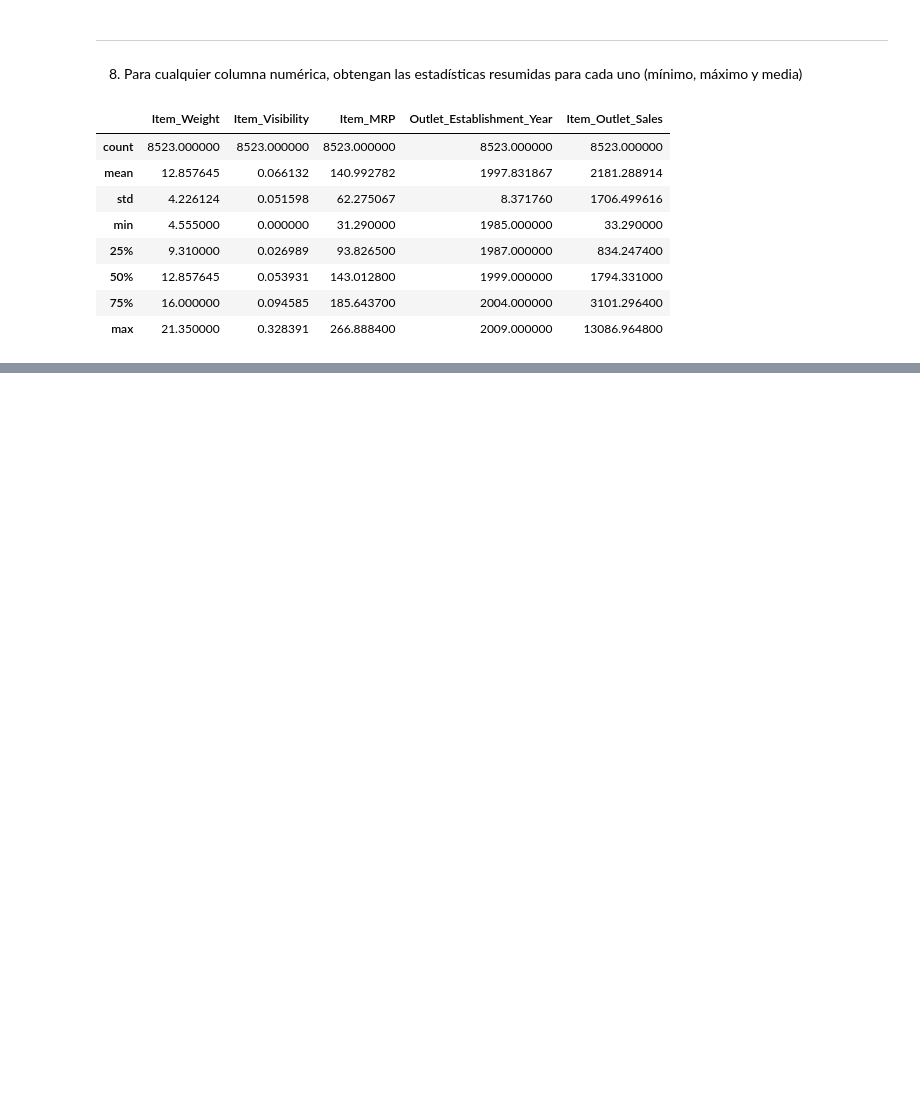
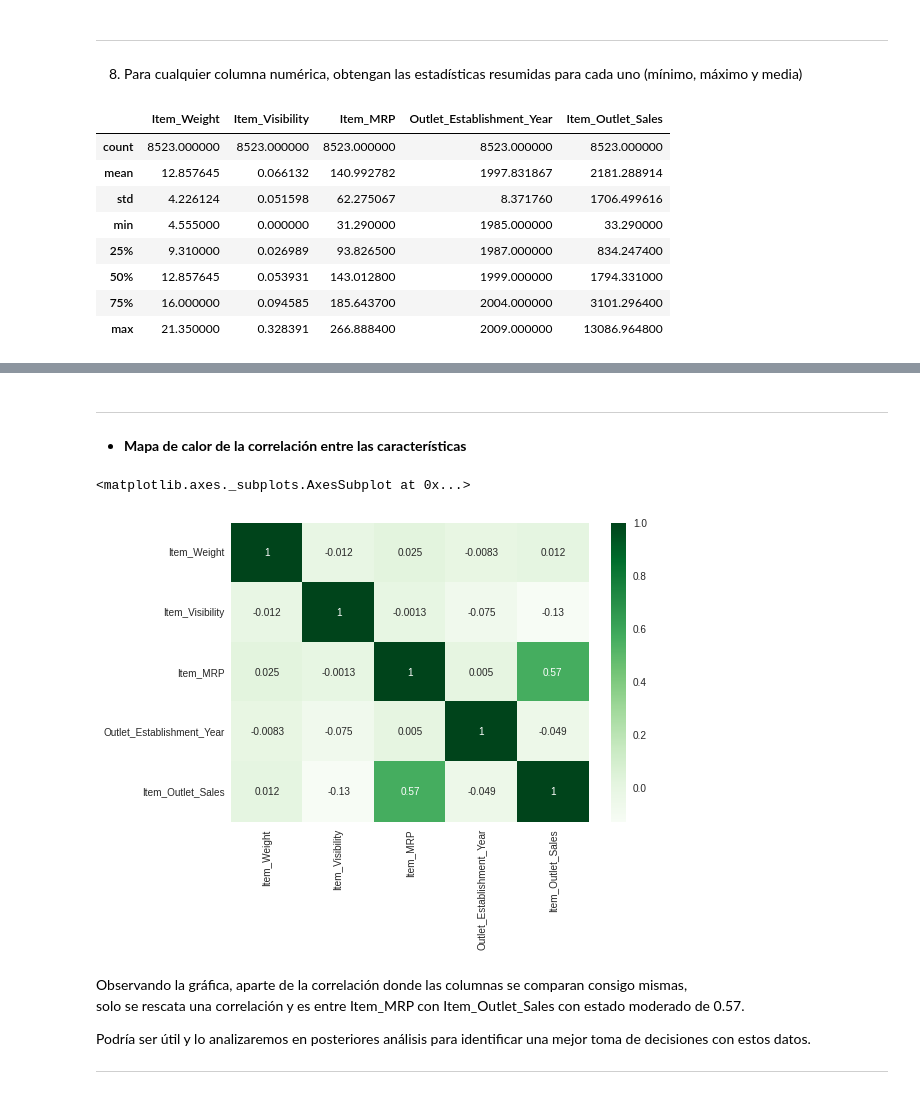
Before and after one commit to jcardonamde/food-sales-predictions, a Jupyter notebook: food_sales_predictions.ipynb, the cells around one changed output, grey strips where cells are left out. Drawn from its saved outputs; the diff is of its cells as text; code cells hidden in the pictures; blank space fills up the shorter version.

```diff
--- a/food_sales_predictions.ipynb
+++ b/food_sales_predictions.ipynb
@@ -404,0 +511,20 @@ df.describe()
+# %% [markdown]
+
+
+---
+
+* **Mapa de calor de la correlación entre las características**
+# %%
+corr = df.corr()
+sns.heatmap(corr, cmap = 'Greens', annot = True)
+# %% [output]
+<matplotlib.axes._subplots.AxesSubplot at 0x...>
+[figure, added]
+# %% [markdown]
+Observando la gráfica, aparte de la correlación donde las columnas se comparan consigo mismas,   solo se rescata una correlación y es entre Item_MRP con Item_Outlet_Sales con estado moderado de 0.57.
+
+Podría ser útil y lo analizaremos en posteriores análisis para identificar una mejor toma de decisiones con estos datos.
+
+
+
+---
```
Also changed, not shown: parts of 16 cells of this notebook.
